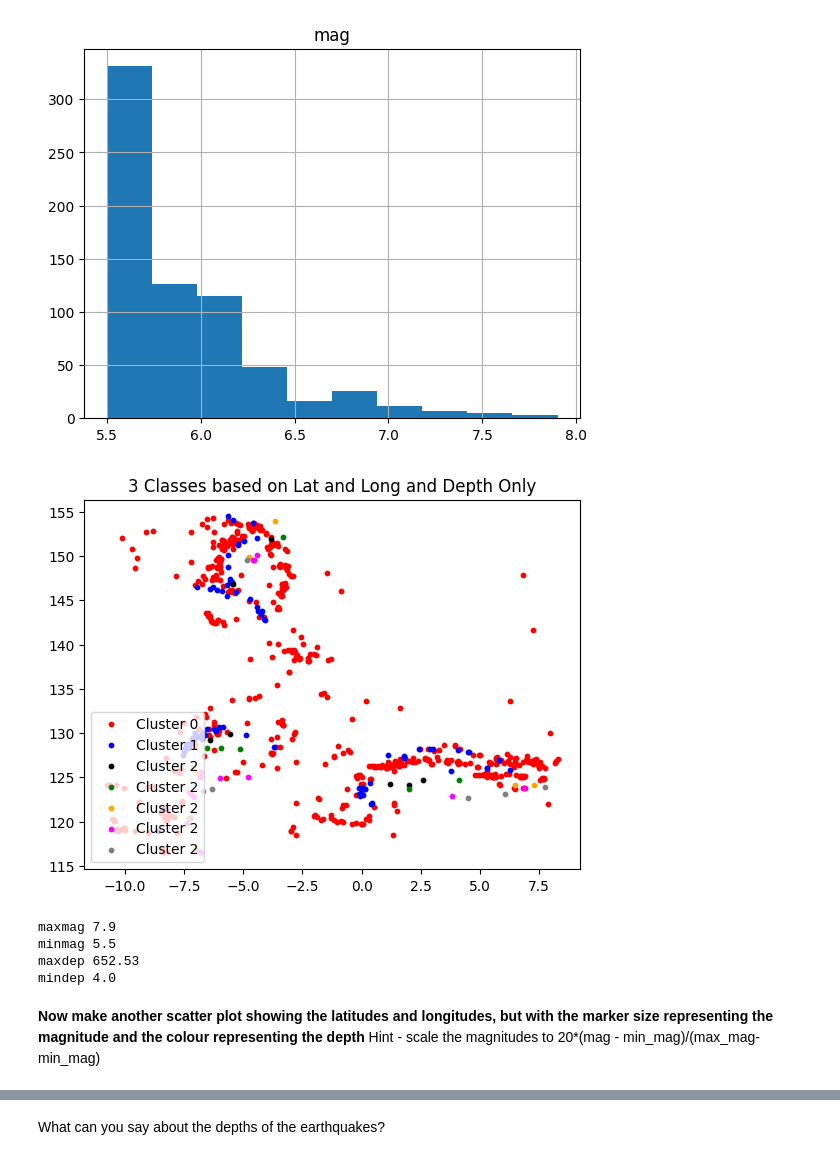
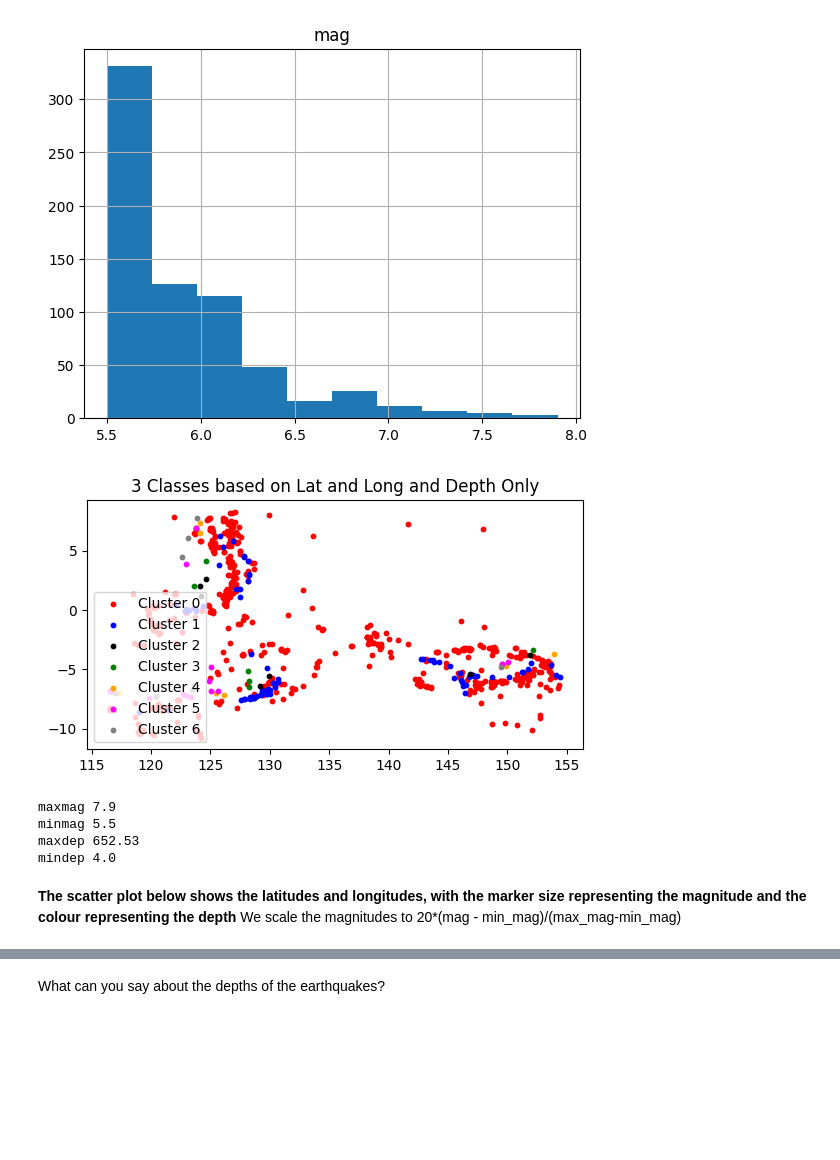
Before and after one commit to CharalapML/ColabCode, a Jupyter notebook: 3D_Earthquake_clustering1_USGSdatafromSEAsia.ipynb, the cells around one changed output, grey strips where cells are left out. Cells and saved outputs as stored; diff of their text form; code cells hidden in the pictures; blank space fills up the shorter version.

```diff
--- a/3D_Earthquake_clustering1_USGSdatafromSEAsia.ipynb
+++ b/3D_Earthquake_clustering1_USGSdatafromSEAsia.ipynb
@@ -23,7 +29,7 @@ from pathlib import Path
 
 # Use the CSV bundled with the repo; fall back to the GitHub copy when the notebook is opened on its own (e.g. in Colab)
 DATA_PATH = Path('data/EarthQuakeData_SE_Asia.csv')
-DATA_URL = 'https://raw.githubusercontent.com/CharalapML/ColabCode/TestingBranch/data/EarthQuakeData_SE_Asia.csv'
+DATA_URL = 'https://raw.githubusercontent.com/CharalapML/ColabCode/main/data/EarthQuakeData_SE_Asia.csv'
 df = pd.read_csv(DATA_PATH if DATA_PATH.exists() else DATA_URL)
 # %%
 df.head(5)
@@ -92,0 +85,11 @@ display (df)
+# %%
+# Vectorized conversion using the utm library
+def convert_to_utm(row):
+    try:
+        # utm.from_latlon returns (EASTING, NORTHING, ZONE_NUMBER, ZONE_LETTER)
+        easting, northing, zonenumber, zoneletter = utm.from_latlon(row['latitude'], row['longitude'])
+        return pd.Series([easting, northing, zonenumber, zoneletter])
+    except Exception:
+        return pd.Series([None, None, None, None])
+
+df[['UTMX', 'UTMY', 'ZoneNum', 'ZoneLetter']] = df.apply(convert_to_utm, axis=1)
@@ -142,20 +176,22 @@ plt.show()
 [figure]
 # %%
 depth = df['depth']
-long = df['longitude']
+lat = df['latitude']
+Xaxis = df['longitude']
 
-plt.scatter(lat[depth<100], long[depth<100], s=10, c='red', label ='Cluster 0')
-plt.scatter(lat[(depth>=100) & (depth<200)], long[(depth>=100) & (depth<200)], s=10, c='blue', label ='Cluster 1')
-plt.scatter(lat[(depth>=200) & (depth<300)], long[(depth>=200) & (depth<300)], s=10, c='black', label ='Cluster 2')
-plt.scatter(lat[(depth>=300) & (depth<400)], long[(depth>=300) & (depth<400)], s=10, c='green', label ='Cluster 2')
-plt.scatter(lat[(depth>=400) & (depth<500)], long[(depth>=400) & (depth<500)], s=10, c='orange', label ='Cluster 2')
-plt.scatter(lat[(depth>=500) & (depth<600)], long[(depth>=500) & (depth<600)], s=10, c='magenta', label ='Cluster 2')
-plt.scatter(lat[(depth>=600) & (depth<700)], long[(depth>=600) & (depth<700)], s=10, c='grey', label ='Cluster 2')
+plt.scatter( long[depth<100],                  lat[depth<100],                   s=10, c='red',     label ='Cluster 0')
+plt.scatter( long[(depth>=100) & (depth<200)], lat[(depth>=100) & (depth<200)],  s=10, c='blue',    label ='Cluster 1')
+plt.scatter( long[(depth>=200) & (depth<300)], lat[(depth>=200) & (depth<300)],  s=10, c='black',   label ='Cluster 2')
+plt.scatter( long[(depth>=300) & (depth<400)], lat[(depth>=300) & (depth<400)],  s=10, c='green',   label ='Cluster 3')
+plt.scatter( long[(depth>=400) & (depth<500)], lat[(depth>=400) & (depth<500)],  s=10, c='orange',  label ='Cluster 4')
+plt.scatter( long[(depth>=500) & (depth<600)], lat[(depth>=500) & (depth<600)],  s=10, c='magenta', label ='Cluster 5')
+plt.scatter( long[(depth>=600) & (depth<700)], lat[(depth>=600) & (depth<700)],  s=10, c='grey',    label ='Cluster 6')
 plt.legend(loc = 'lower left')
 plt.title('3 Classes based on Lat and Long and Depth Only')
+plt.axis('scaled')
 plt.show()
 # %% [output]
-[figure, old version]
+[figure, new version]
 # %%
 maxmag = df['mag'].max()
 print('maxmag' , maxmag)
@@ -172,7 +208,7 @@ minmag 5.5
 maxdep 652.53
 mindep 4.0
 # %% [markdown]
-**Now make another scatter plot showing the latitudes and longitudes, but with the marker size representing the magnitude and the colour representing the depth**  Hint - scale the magnitudes to 20*(mag - min_mag)/(max_mag-min_mag)
+**The scatter plot below shows the latitudes and longitudes, with the marker size representing the magnitude and the colour representing the depth**  We scale the magnitudes to 20*(mag - min_mag)/(max_mag-min_mag)
 # %%
 lat = df['latitude']
 long = df['longitude']
```
Also changed, not shown: parts of 23 cells of this notebook, 2 other files.
